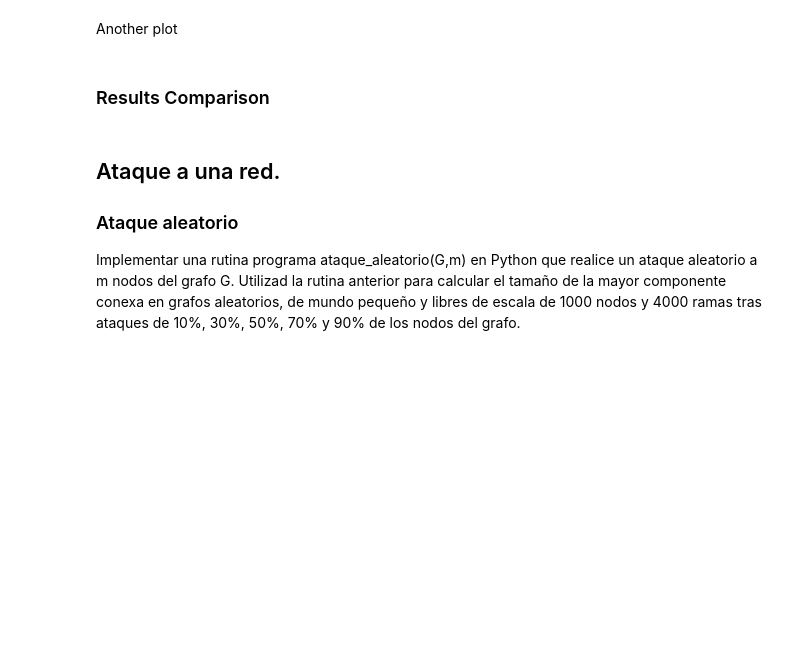
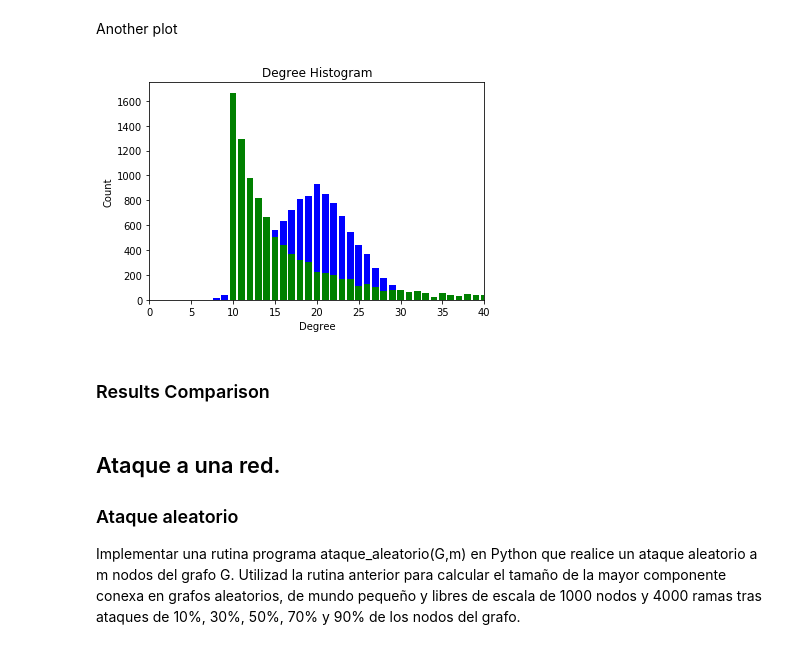
Before and after one commit to nandoide/misc_work, a Jupyter notebook: Desktop/uni/CRRTT/exercise3.ipynb, the cells around one changed output. Saved outputs shown, nothing was run; the diff lists cells and outputs as text; code cells hidden in the pictures; blank space fills up the shorter version.

```diff
--- a/Desktop/uni/CRRTT/exercise3.ipynb
+++ b/Desktop/uni/CRRTT/exercise3.ipynb
@@ -75,14 +88,16 @@ Another plot
 # %%
 # Another way
 L = nx.degree_histogram(graph_random)
 plt.bar(range(len(L)),L, width=0.80, color='b')
 plt.title("Degree Histogram")
 plt.ylabel("Count")
 plt.xlabel("Degree")
-plt.xlim(0,10)
+plt.xlim(0, 40)
 L = nx.degree_histogram(graph_free_scale_barabasi)
 plt.bar(range(len(L)),L, width=0.80, color='g')
 plt.show()
+# %% [output]
+[figure, added]
 # %% [markdown]
 ### Results Comparison
 # %% [markdown]
```
Also changed, not shown: parts of 3 cells of this notebook.
